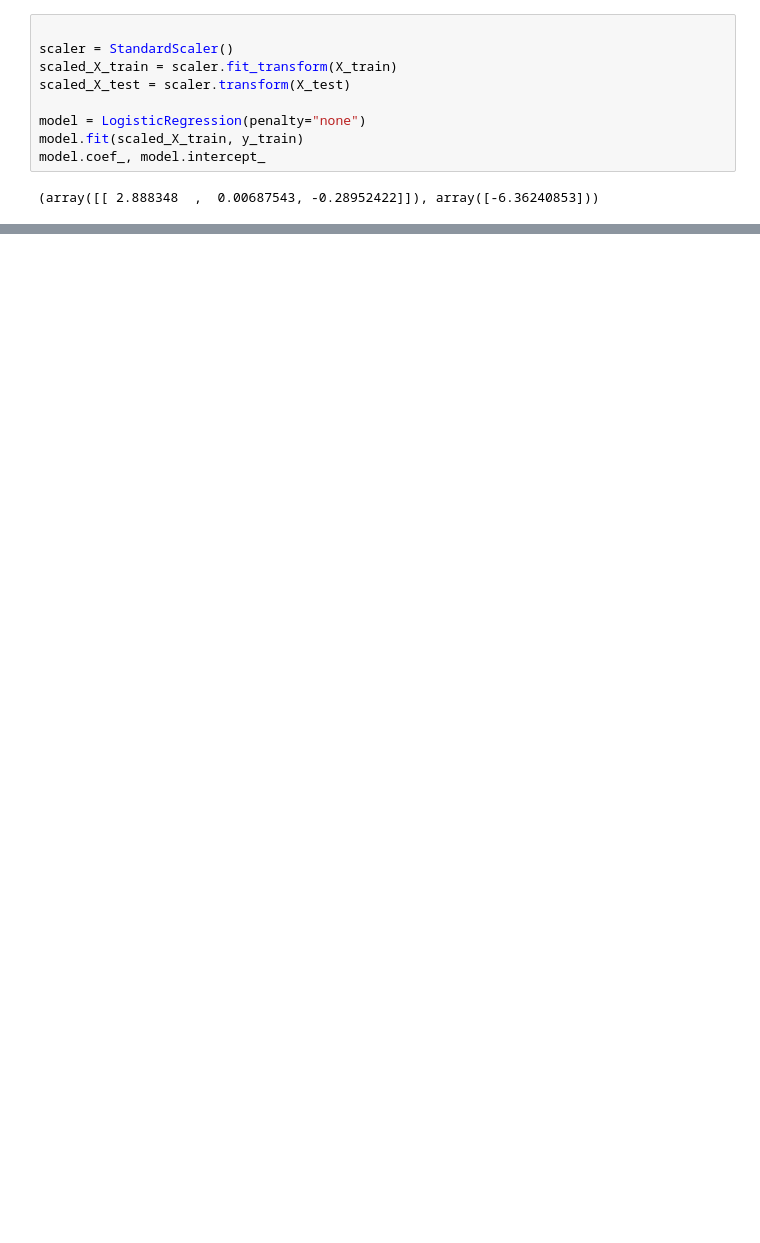
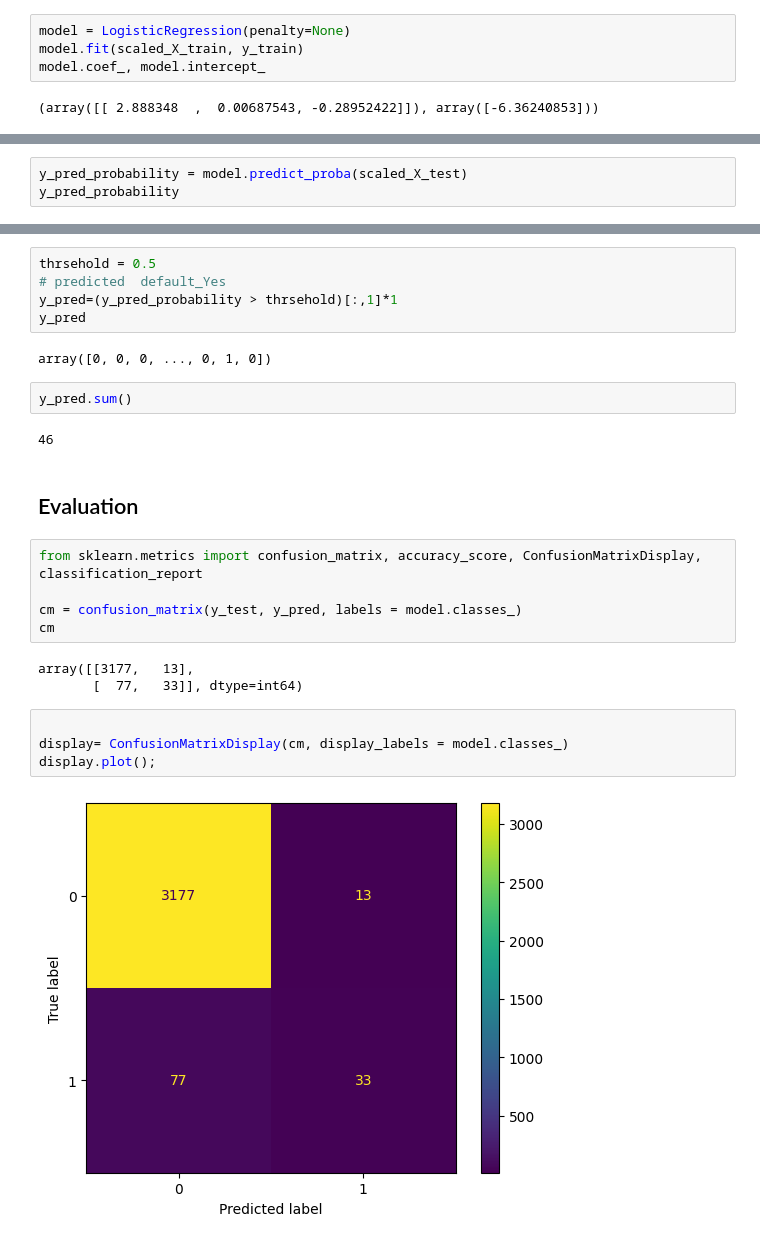
Before and after one commit to VineelaNedunuri/Machine-learning, a Jupyter notebook: code-alongs/L5-Logistic-regression.ipynb, the cells around one changed output, grey strips where cells are left out. Cells and saved outputs as stored; diff of their text form; blank space fills up the shorter version.

Commit message:
lagistic regression

```diff
--- a/code-alongs/L5-Logistic-regression.ipynb
+++ b/code-alongs/L5-Logistic-regression.ipynb
@@ -114,10 +122,5 @@ X_train.shape, X_test.shape
 # %%
-
-scaler = StandardScaler()
-scaled_X_train = scaler.fit_transform(X_train)
-scaled_X_test = scaler.transform(X_test)
-
-model = LogisticRegression(penalty="none")
+model = LogisticRegression(penalty=None)
 model.fit(scaled_X_train, y_train)
 model.coef_, model.intercept_
 # %% [output]
@@ -134,0 +167,3 @@ model.predict_proba(scaled_test_sample)
+# %%
+y_pred_probability = model.predict_proba(scaled_X_test)
+y_pred_probability
@@ -134,0 +187,27 @@ model.predict_proba(scaled_test_sample)
+# %%
+thrsehold = 0.5
+# predicted  default_Yes
+y_pred=(y_pred_probability > thrsehold)[:,1]*1
+y_pred
+# %% [output]
+array([0, 0, 0, ..., 0, 1, 0])
+# %%
+y_pred.sum()
+# %% [output]
+46
+# %% [markdown]
+## Evaluation
+# %%
+from sklearn.metrics import confusion_matrix, accuracy_score, ConfusionMatrixDisplay, classification_report
+
+cm = confusion_matrix(y_test, y_pred, labels = model.classes_)
+cm
+# %% [output]
+array([[3177,   13],
+       [  77,   33]], dtype=int64)
+# %%
+
+display= ConfusionMatrixDisplay(cm, display_labels = model.classes_)
+display.plot();
+# %% [output]
+[figure, added]
```
Also changed, not shown: parts of 13 cells of this notebook.
